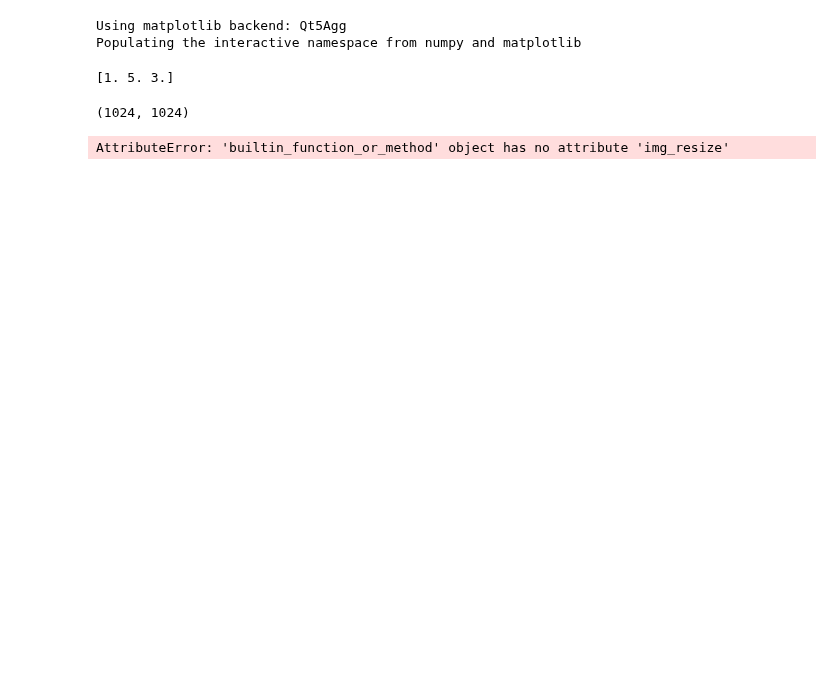
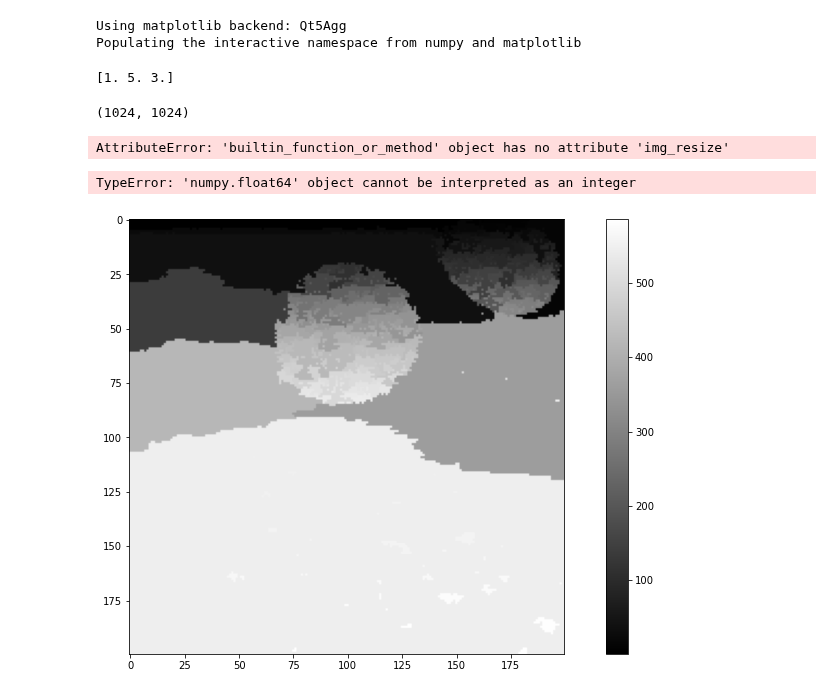
Before and after one commit to datascience-mobi/2021-topic-04-team-04, a Jupyter notebook: Doodles/Unused_ideas_Marie.ipynb, the cells around one changed output. Saved outputs shown, nothing was run; the diff lists cells and outputs as text; code cells hidden in the pictures; blank space fills up the shorter version.

Commit message:
region merging

```diff
--- a/Doodles/Unused_ideas_Marie.ipynb
+++ b/Doodles/Unused_ideas_Marie.ipynb
@@ -38,3 +41,11 @@ ip.show_image(test,15,8)
 
 im = Image.fromarray(test)
 im.save("unittest.tif")
+# %%
+image_regions = sk.imread("../Result_Pictures/Seeded_Region_Growing/N2DH-GOWT1/srg_t01.tif")
+image_intensity = sk.imread("../Data/N2DH-GOWT1/img/t01.tif")  # load image
+image_intensity = image_intensity[300:400, 300:500]
+image_regions = rm.distance_merging_while(image_regions, 0.1, image_intensity)
+ip.show_image(image_regions, 15, 8)
+# %% [output]
+TypeError: 'numpy.float64' object cannot be interpreted as an integer
@@ -40,0 +270,9 @@ im.save("unittest.tif")
+# %%
+image_intensity = sk.imread("../Data/N2DH-GOWT1/img/t01.tif")  # load image
+image_intensity = image_intensity[300:500, 300:500]
+image_r = sd.seeds(image_intensity, 0.1, 1)
+image_r = sd.seed_merging(image_r)
+image_r = srg.region_growing(image_intensity, image_r)
+ip.show_image(image_r,15,8)
+# %% [output]
+[figure, added]
```
Also changed, not shown: parts of 3 cells of this notebook, 2 other files.
